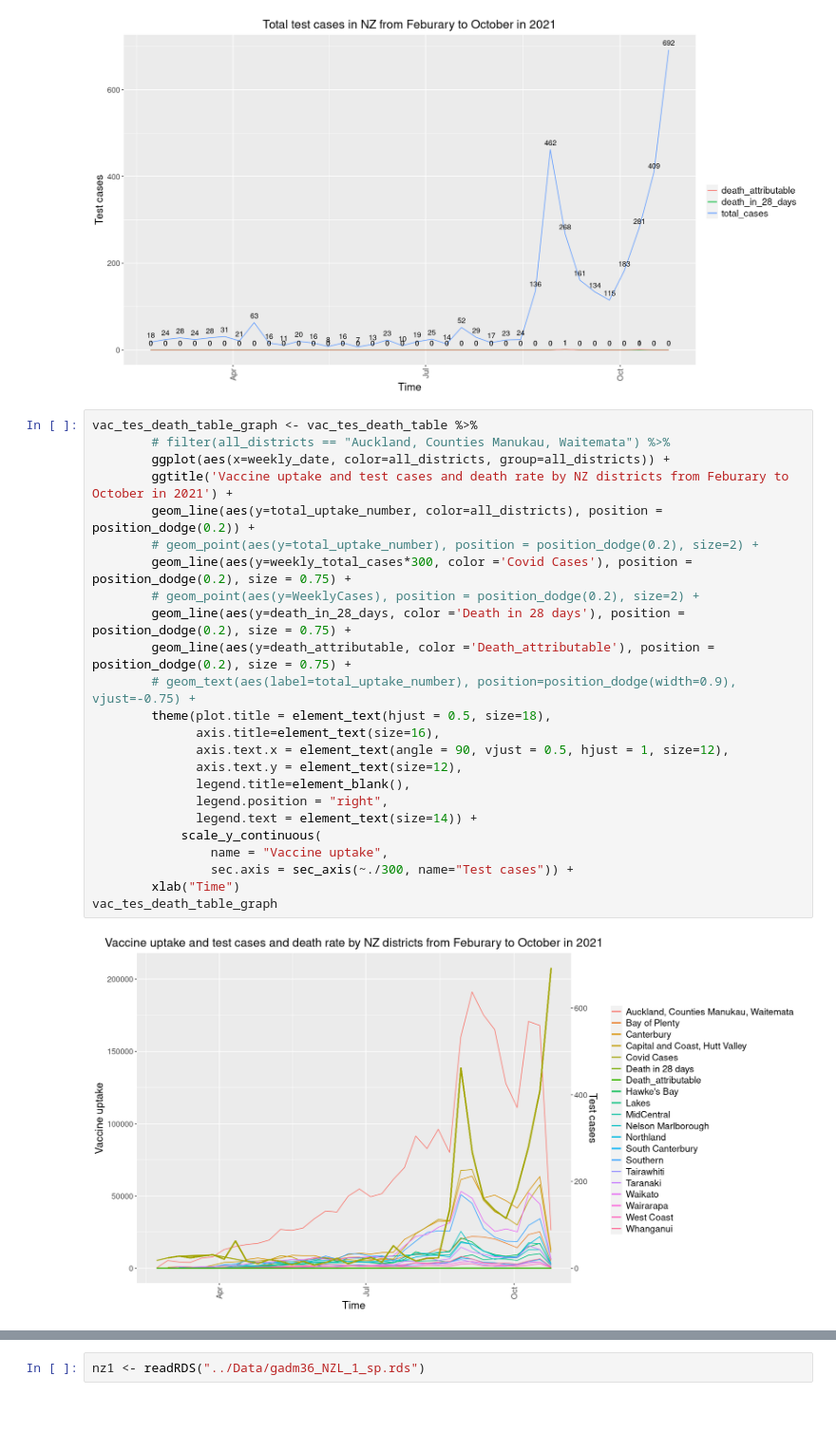
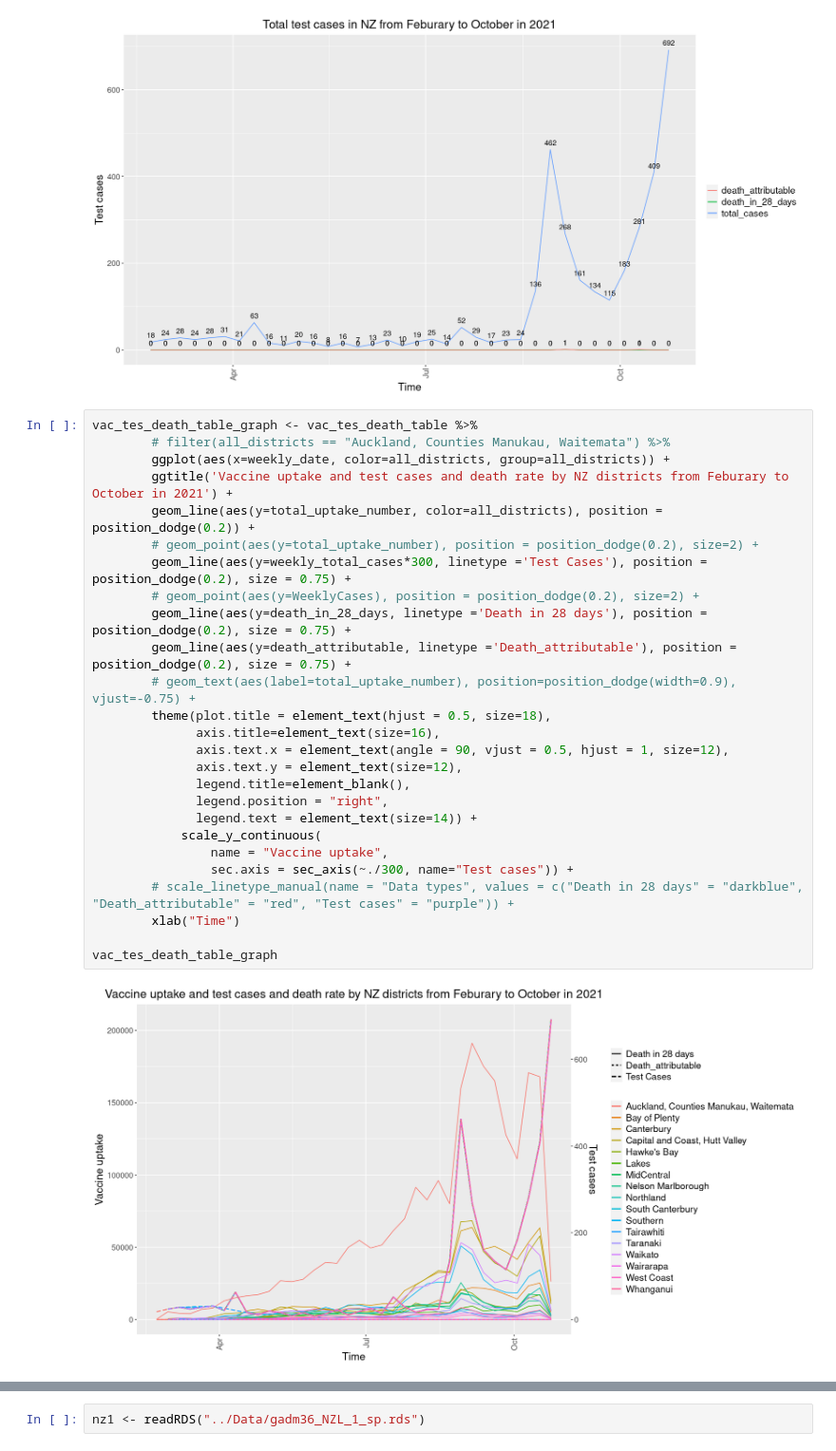
Before and after one commit to Xahid-Khan/Data201-Project-2022, a Jupyter notebook: VACCINE_RATE/kya31_Covid_vaccine.ipynb, the cells around one changed output, grey strips where cells are left out. Shown at 95% size. Cells and saved outputs as stored; diff of their text form; blank space fills up the shorter version.

```diff
--- a/VACCINE_RATE/kya31_Covid_vaccine.ipynb
+++ b/VACCINE_RATE/kya31_Covid_vaccine.ipynb
@@ -342,27 +336,29 @@ test_case_graph
 # %%
 vac_tes_death_table_graph <- vac_tes_death_table %>%
         # filter(all_districts == "Auckland, Counties Manukau, Waitemata") %>%
         ggplot(aes(x=weekly_date, color=all_districts, group=all_districts)) +
         ggtitle('Vaccine uptake and test cases and death rate by NZ districts from Feburary to October in 2021') +
         geom_line(aes(y=total_uptake_number, color=all_districts), position = position_dodge(0.2)) +
         # geom_point(aes(y=total_uptake_number), position = position_dodge(0.2), size=2) +
-        geom_line(aes(y=weekly_total_cases*300, color ='Covid Cases'), position = position_dodge(0.2), size = 0.75) +
+        geom_line(aes(y=weekly_total_cases*300, linetype ='Test Cases'), position = position_dodge(0.2), size = 0.75) +
         # geom_point(aes(y=WeeklyCases), position = position_dodge(0.2), size=2) +
-        geom_line(aes(y=death_in_28_days, color ='Death in 28 days'), position = position_dodge(0.2), size = 0.75) +
-        geom_line(aes(y=death_attributable, color ='Death_attributable'), position = position_dodge(0.2), size = 0.75) +
+        geom_line(aes(y=death_in_28_days, linetype ='Death in 28 days'), position = position_dodge(0.2), size = 0.75) +
+        geom_line(aes(y=death_attributable, linetype ='Death_attributable'), position = position_dodge(0.2), size = 0.75) +
         # geom_text(aes(label=total_uptake_number), position=position_dodge(width=0.9), vjust=-0.75) +
         theme(plot.title = element_text(hjust = 0.5, size=18),
               axis.title=element_text(size=16),
               axis.text.x = element_text(angle = 90, vjust = 0.5, hjust = 1, size=12),
               axis.text.y = element_text(size=12),
               legend.title=element_blank(),
               legend.position = "right",
               legend.text = element_text(size=14)) +
             scale_y_continuous(
                 name = "Vaccine uptake",
                 sec.axis = sec_axis(~./300, name="Test cases")) +
+        # scale_linetype_manual(name = "Data types", values = c("Death in 28 days" = "darkblue", "Death_attributable" = "red", "Test cases" = "purple")) +
         xlab("Time")
+
 vac_tes_death_table_graph
 # %% [output]
-[figure, old version]
+[figure, new version]
 # %%
```
Also changed, not shown: parts of 6 cells of this notebook, 10 other files.
